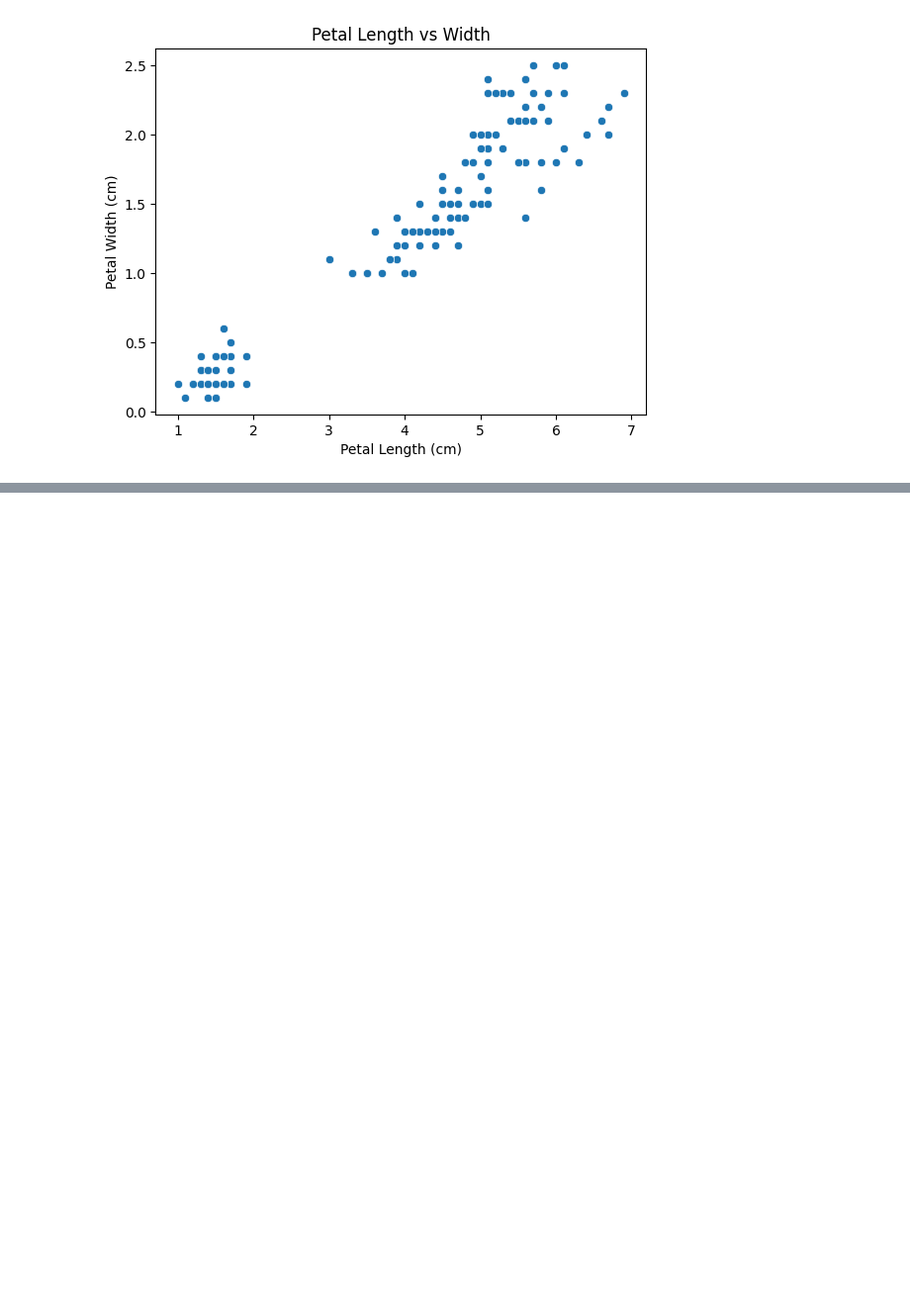
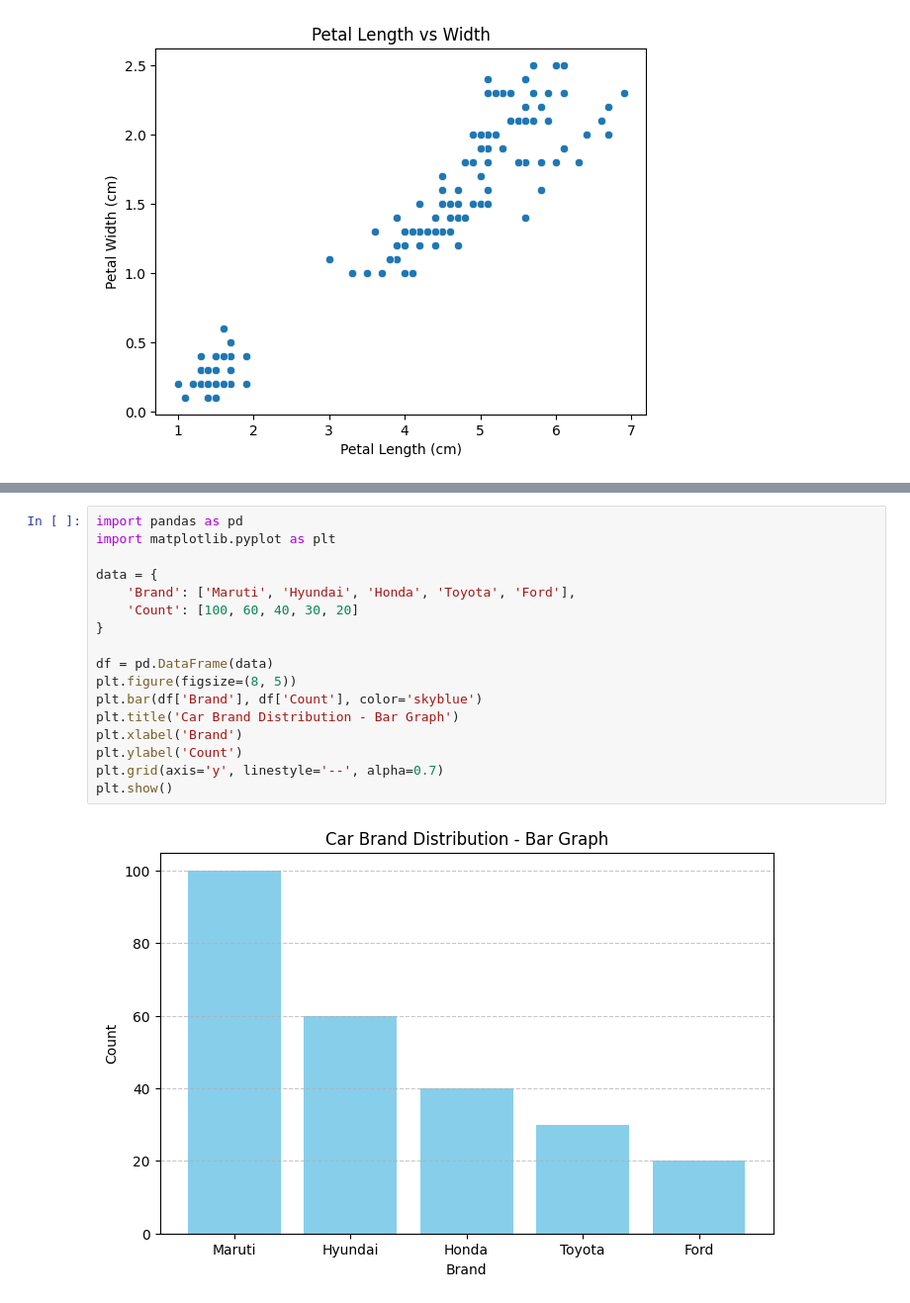
Before and after one commit to SakshiSapike/ML, a Jupyter notebook: Assignment_1.ipynb, the cells around one changed output, grey strips where cells are left out. Shown at 99% size. Drawn from its saved outputs; the diff is of its cells as text; blank space fills up the shorter version.

```diff
--- a/Assignment_1.ipynb
+++ b/Assignment_1.ipynb
@@ -225,0 +464,19 @@ plt.show()
+# %%
+import pandas as pd
+import matplotlib.pyplot as plt
+
+data = {
+    'Brand': ['Maruti', 'Hyundai', 'Honda', 'Toyota', 'Ford'],
+    'Count': [100, 60, 40, 30, 20]
+}
+
+df = pd.DataFrame(data)
+plt.figure(figsize=(8, 5))
+plt.bar(df['Brand'], df['Count'], color='skyblue')
+plt.title('Car Brand Distribution - Bar Graph')
+plt.xlabel('Brand')
+plt.ylabel('Count')
+plt.grid(axis='y', linestyle='--', alpha=0.7)
+plt.show()
+# %% [output]
+[figure, added]
```
Also changed, not shown: parts of 13 cells of this notebook, 4 other files.
